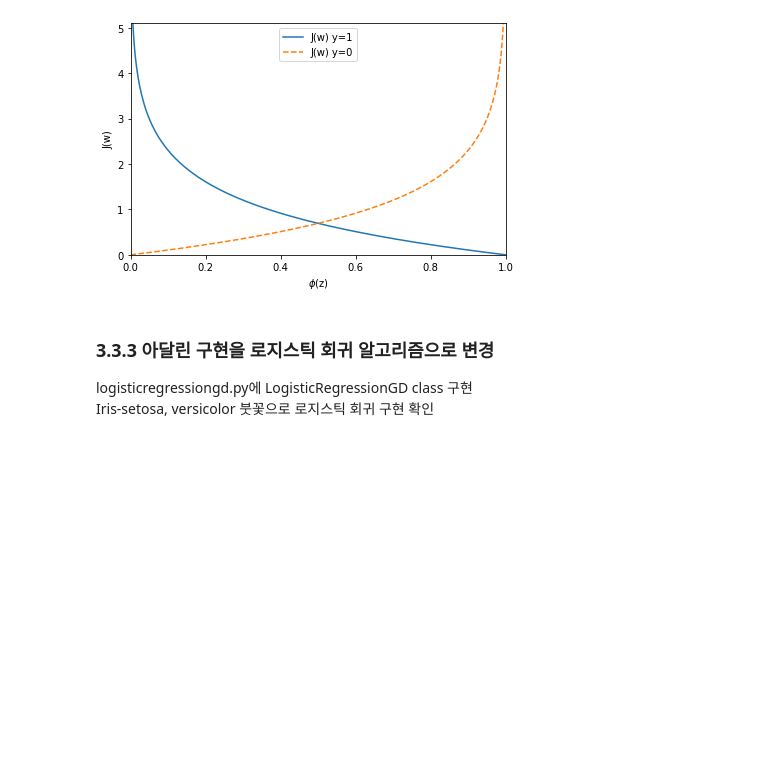
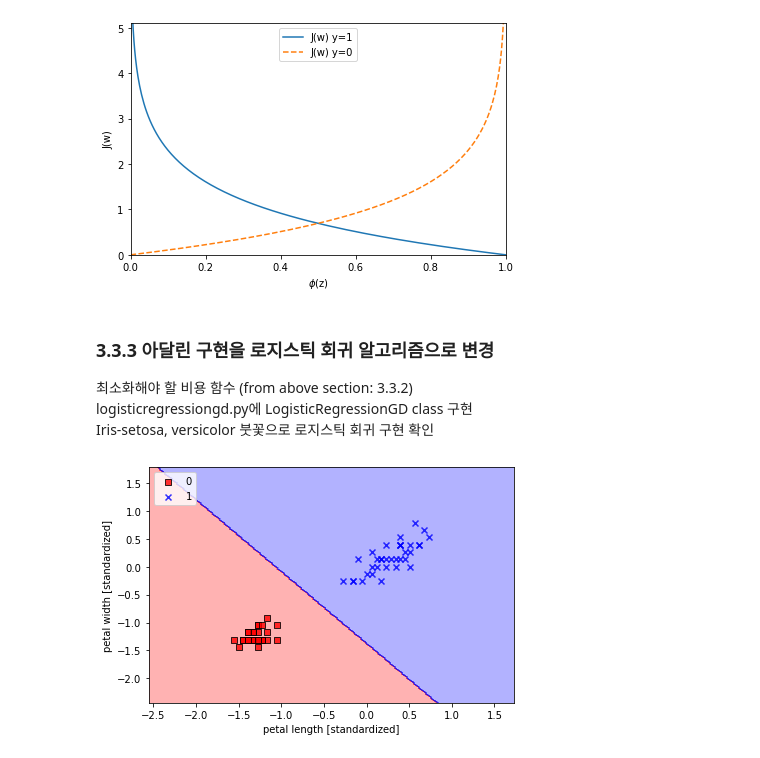
Before and after one commit to sunghyouk/study_room, a Jupyter notebook: python_ML/ex_chapter_3.ipynb, the cells around one changed output. Saved outputs shown, nothing was run; the diff lists cells and outputs as text; code cells hidden in the pictures; blank space fills up the shorter version.

```diff
--- a/python_ML/ex_chapter_3.ipynb
+++ b/python_ML/ex_chapter_3.ipynb
@@ -169,17 +169,29 @@ plt.show()
 # %% [markdown]
 ### 3.3.3 아달린 구현을 로지스틱 회귀 알고리즘으로 변경
 
+최소화해야 할 비용 함수 (from above section: 3.3.2)
 logisticregressiongd.py에 LogisticRegressionGD class 구현
 Iris-setosa, versicolor 붓꽃으로 로지스틱 회귀 구현 확인
 # %%
-import logisticregressiongd
-import plot_decision_regions
+from logisticregressiongd import LogisticRegressionGD
 
-X_train_01_subset = X_train[(y_train == 0) | (y_train == 1)]
+X_train_01_subset = X_train_std[(y_train == 0) | (y_train == 1)]
 y_train_01_subset = y_train[(y_train == 0) | (y_train == 1)]
+
 lrgd = LogisticRegressionGD(eta=0.05, n_iter=1000, random_state=1)
 lrgd.fit(X_train_01_subset,
          y_train_01_subset)
-plot_decision_regions(X=X_train_01_subset,
+
+pltreg.plot_decision_regions(X=X_train_01_subset,
                       y=y_train_01_subset,
                       classifier=lrgd)
+
+plt.xlabel('petal length [standardized]')
+plt.ylabel('petal width [standardized]')
+plt.legend(loc='upper left')
+
+plt.tight_layout()
+# plt.savefig('images/03_05.png', dpi=300)
+plt.show()
+# %% [output]
+[figure, added]
```
Also changed, not shown: 2 other files.
